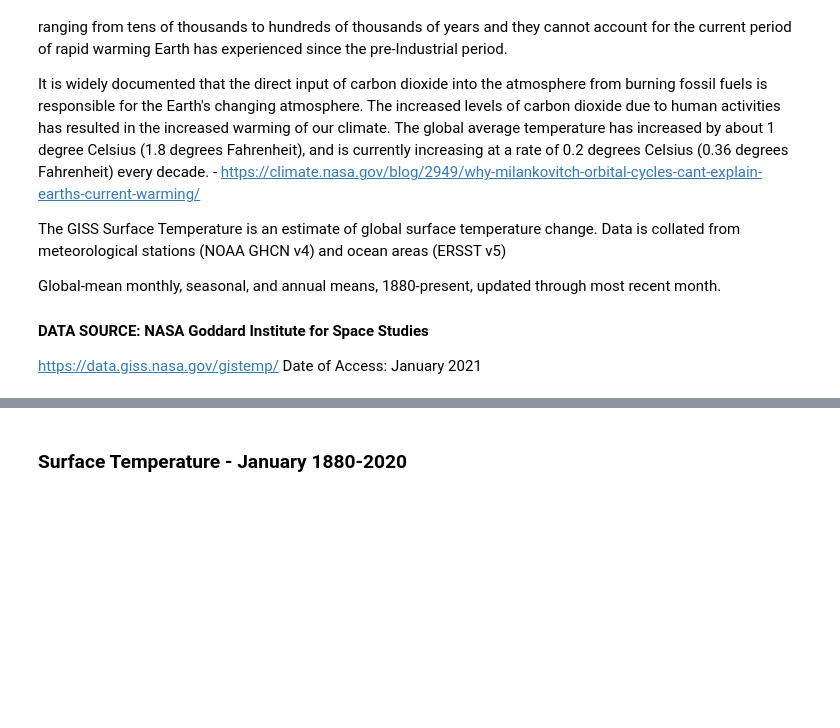
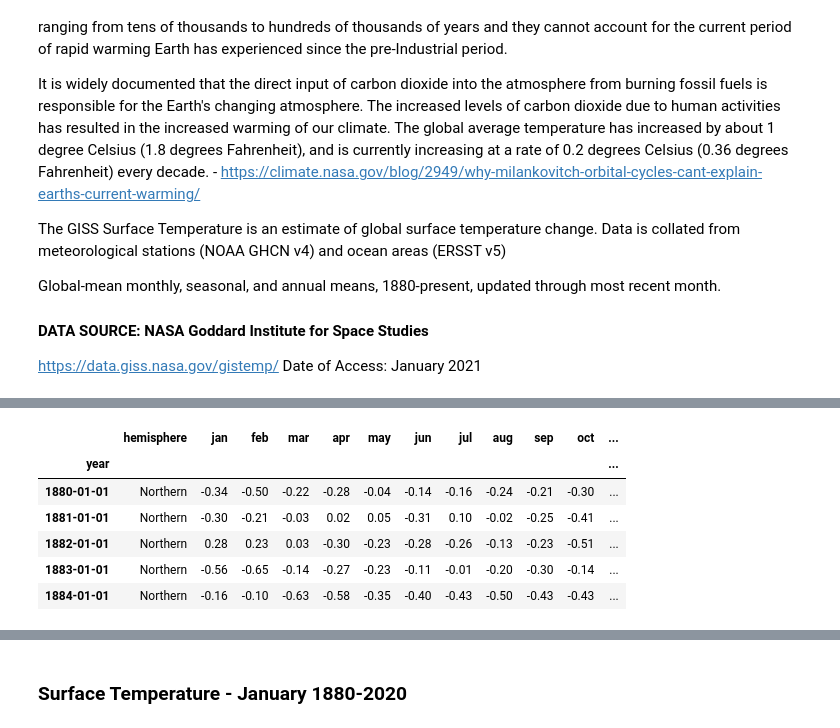
Before and after one commit to LisaHarrison08/globalWarming, a Jupyter notebook: Global Warming.ipynb, the cells around one changed output, grey strips where cells are left out. Cells and saved outputs as stored; diff of their text form; code cells hidden in the pictures; blank space fills up the shorter version.

```diff
--- a/Global Warming.ipynb
+++ b/Global Warming.ipynb
@@ -92,0 +57,11 @@ northernHemis.head()
+# %%
+north = globalTempA.loc[globalTempA['hemisphere'] == 'Northern']
+north.head()
+# %% [output]
+|  | hemisphere | jan | feb | mar | apr | may | jun | jul | aug | sep | oct | ... |
+| year |  |  |  |  |  |  |  |  |  |  |  | ... |
+| 1880-01-01 | Northern | -0.34 | -0.50 | -0.22 | -0.28 | -0.04 | -0.14 | -0.16 | -0.24 | -0.21 | -0.30 | ... |
+| 1881-01-01 | Northern | -0.30 | -0.21 | -0.03 | 0.02 | 0.05 | -0.31 | 0.10 | -0.02 | -0.25 | -0.41 | ... |
+| 1882-01-01 | Northern | 0.28 | 0.23 | 0.03 | -0.30 | -0.23 | -0.28 | -0.26 | -0.13 | -0.23 | -0.51 | ... |
+| 1883-01-01 | Northern | -0.56 | -0.65 | -0.14 | -0.27 | -0.23 | -0.11 | -0.01 | -0.20 | -0.30 | -0.14 | ... |
+| 1884-01-01 | Northern | -0.16 | -0.10 | -0.63 | -0.58 | -0.35 | -0.40 | -0.43 | -0.50 | -0.43 | -0.43 | ... |
```
Also changed, not shown: parts of 37 cells of this notebook, 1 other file.
